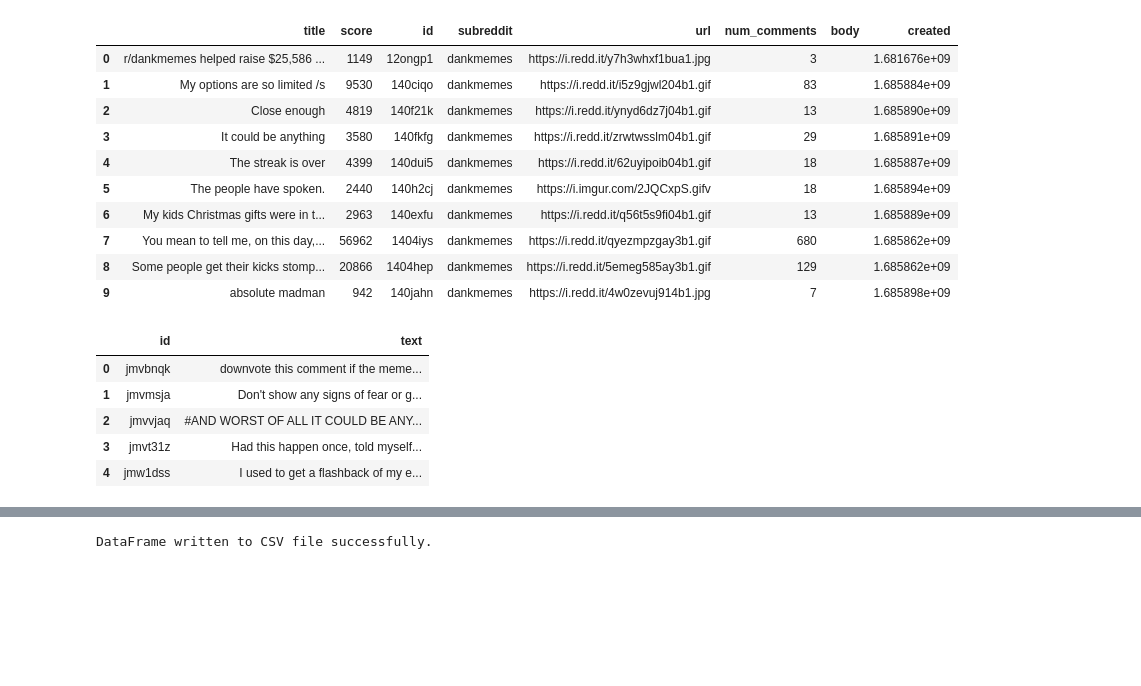
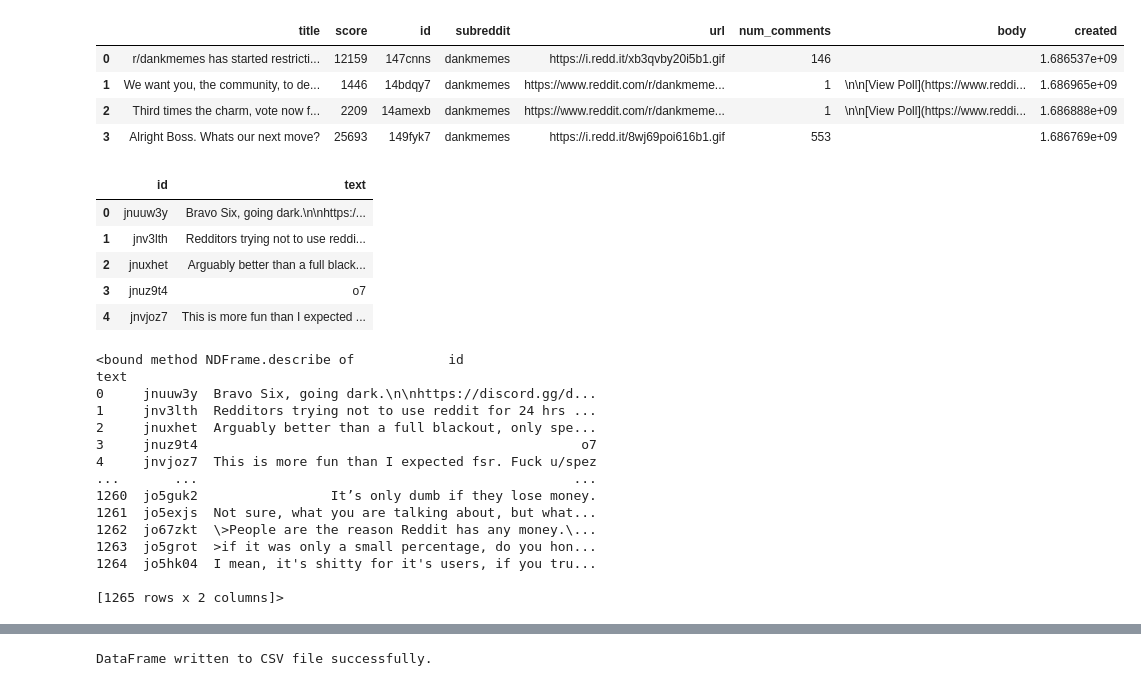
Before and after one commit to rouloct/nlp-proj, a Jupyter notebook: scrape_reddit.ipynb, the cells around one changed output, grey strips where cells are left out. Drawn from its saved outputs; the diff is of its cells as text; code cells hidden in the pictures; blank space fills up the shorter version.

Commit message:
Update .gitignore to ignore .csv files & changed around reddit scrape

```diff
--- a/scrape_reddit.ipynb
+++ b/scrape_reddit.ipynb
@@ -8,19 +7,15 @@ reddit = praw.Reddit(client_id='l0OQRLbzbRZOu-7222fXuA', client_secret='XfWhQqnr
 # %%
+SUBREDDIT = "DankMemes"
+
 posts = []
-ml_subreddit = reddit.subreddit('DankMemes')
+ml_subreddit = reddit.subreddit(SUBREDDIT)
 for post in ml_subreddit.hot(limit=10):
     posts.append([post.title, post.score, post.id, post.subreddit, post.url, post.num_comments, post.selftext, post.created])
 posts_df = pd.DataFrame(posts,columns=['title', 'score', 'id', 'subreddit', 'url', 'num_comments', 'body', 'created'])
 posts_df
 # %% [output]
 |  | title | score | id | subreddit | url | num_comments | body | created |
-| 0 | r/dankmemes helped raise $25,586 ... | 1149 | 12ongp1 | dankmemes | https://i.redd.it/y7h3whxf1bua1.jpg | 3 |  | 1.681676e+09 |
-| 1 | My options are so limited /s | 9530 | 140ciqo | dankmemes | https://i.redd.it/i5z9gjwl204b1.gif | 83 |  | 1.685884e+09 |
-| 2 | Close enough | 4819 | 140f21k | dankmemes | https://i.redd.it/ynyd6dz7j04b1.gif | 13 |  | 1.685890e+09 |
-| 3 | It could be anything | 3580 | 140fkfg | dankmemes | https://i.redd.it/zrwtwsslm04b1.gif | 29 |  | 1.685891e+09 |
-| 4 | The streak is over | 4399 | 140dui5 | dankmemes | https://i.redd.it/62uyipoib04b1.gif | 18 |  | 1.685887e+09 |
-| 5 | The people have spoken. | 2440 | 140h2cj | dankmemes | https://i.imgur.com/2JQCxpS.gifv | 18 |  | 1.685894e+09 |
-| 6 | My kids Christmas gifts were in t... | 2963 | 140exfu | dankmemes | https://i.redd.it/q56t5s9fi04b1.gif | 13 |  | 1.685889e+09 |
-| 7 | You mean to tell me, on this day,... | 56962 | 1404iys | dankmemes | https://i.redd.it/qyezmpzgay3b1.gif | 680 |  | 1.685862e+09 |
-| 8 | Some people get their kicks stomp... | 20866 | 1404hep | dankmemes | https://i.redd.it/5emeg585ay3b1.gif | 129 |  | 1.685862e+09 |
-| 9 | absolute madman | 942 | 140jahn | dankmemes | https://i.redd.it/4w0zevuj914b1.jpg | 7 |  | 1.685898e+09 |
+| 0 | r/dankmemes has started restricti... | 12159 | 147cnns | dankmemes | https://i.redd.it/xb3qvby20i5b1.gif | 146 |  | 1.686537e+09 |
+| 1 | We want you, the community, to de... | 1446 | 14bdqy7 | dankmemes | https://www.reddit.com/r/dankmeme... | 1 | \n\n[View Poll](https://www.reddi... | 1.686965e+09 |
+| 2 | Third times the charm, vote now f... | 2209 | 14amexb | dankmemes | https://www.reddit.com/r/dankmeme... | 1 | \n\n[View Poll](https://www.reddi... | 1.686888e+09 |
+| 3 | Alright Boss. Whats our next move? | 25693 | 149fyk7 | dankmemes | https://i.redd.it/8wj69poi616b1.gif | 553 |  | 1.686769e+09 |
@@ -29,19 +22,43 @@ submission = reddit.submission(id="140fkfg")
 # %%
+submissions = posts_df["id"]
 comments = []
-submission.comments.replace_more(limit=None)
 
-for comment in submission.comments.list():
-    comments.append([comment.id,comment.body])
+for sub in submissions:
+    submission = reddit.submission(id=sub)
+    submission.comments.replace_more(limit=None)
+
+    # TODO add post id
+    for comment in submission.comments.list():
+        comments.append([comment.id,comment.body])
+        #print(comment)
+
 
 comments_df = pd.DataFrame(columns=["id","text"], data=comments)
 comments_df.head()
 # %% [output]
 |  | id | text |
-| 0 | jmvbnqk | downvote this comment if the meme... |
-| 1 | jmvmsja | Don't show any signs of fear or g... |
-| 2 | jmvvjaq | #AND WORST OF ALL IT COULD BE ANY... |
-| 3 | jmvt31z | Had this happen once, told myself... |
-| 4 | jmw1dss | I used to get a flashback of my e... |
+| 0 | jnuuw3y | Bravo Six, going dark.\n\nhttps:/... |
+| 1 | jnv3lth | Redditors trying not to use reddi... |
+| 2 | jnuxhet | Arguably better than a full black... |
+| 3 | jnuz9t4 | o7 |
+| 4 | jnvjoz7 | This is more fun than I expected ... |
+# %%
+comments_df.describe
+# %% [output]
+<bound method NDFrame.describe of            id                                               text
+0     jnuuw3y  Bravo Six, going dark.\n\nhttps://discord.gg/d...
+1     jnv3lth  Redditors trying not to use reddit for 24 hrs ...
+2     jnuxhet  Arguably better than a full blackout, only spe...
+3     jnuz9t4                                                 o7
+4     jnvjoz7  This is more fun than I expected fsr. Fuck u/spez
+...       ...                                                ...
+1260  jo5guk2                 It’s only dumb if they lose money.
+1261  jo5exjs  Not sure, what you are talking about, but what...
+1262  jo67zkt  \>People are the reason Reddit has any money.\...
+1263  jo5grot  >if it was only a small percentage, do you hon...
+1264  jo5hk04  I mean, it's shitty for it's users, if you tru...
+
+[1265 rows x 2 columns]>
 # %%
 comments_df["has_hate_words"] = False
 comments_df
```
Also changed, not shown: parts of 10 cells of this notebook, 3 other files.
